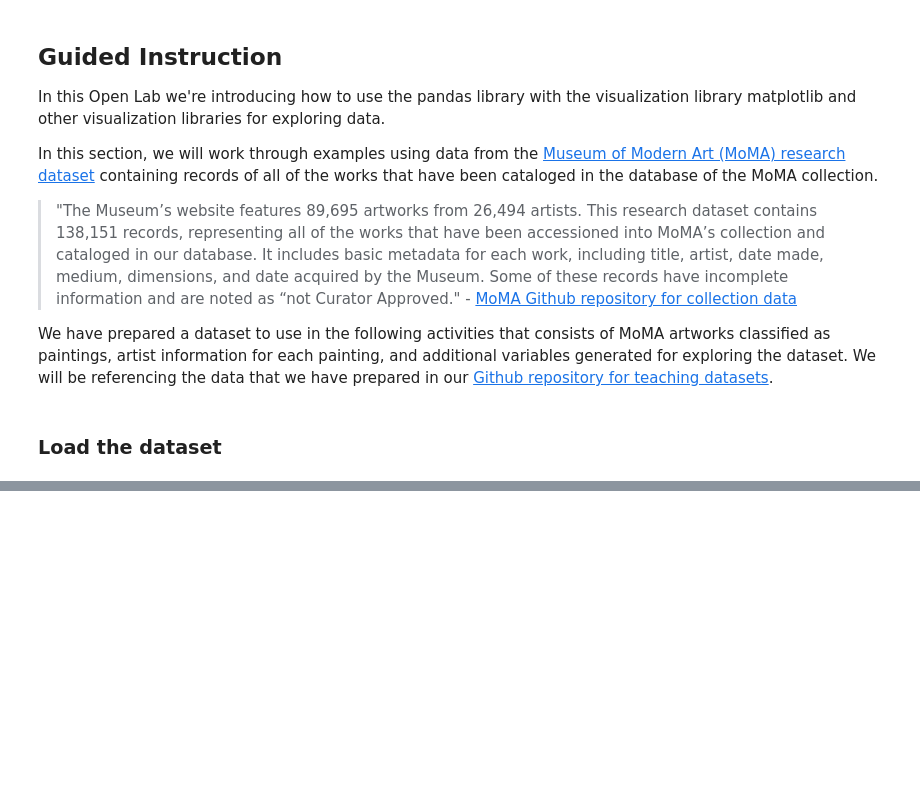
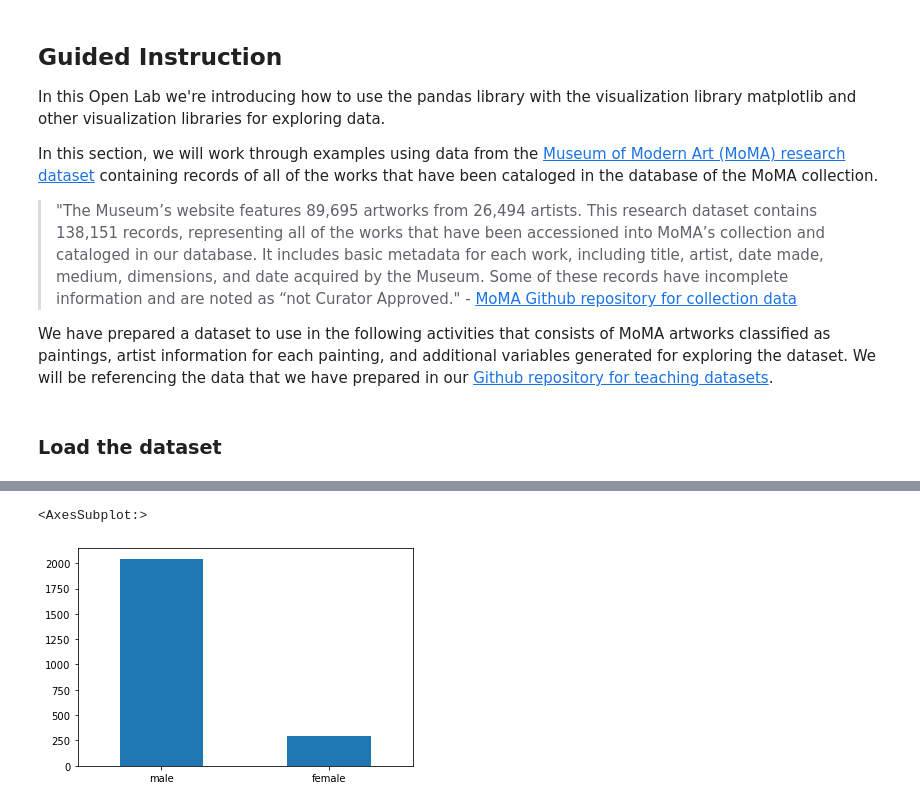
Before and after one commit to ncsu-libraries-data-vis/python-open-labs, a Jupyter notebook: Open_Lab_5_visualization_with_pandas/filled_Open_Lab_5_visualization_with_pandas.ipynb, the cells around one changed output, grey strips where cells are left out. Drawn from its saved outputs; the diff is of its cells as text; code cells hidden in the pictures; blank space fills up the shorter version.

```diff
--- a/Open_Lab_5_visualization_with_pandas/filled_Open_Lab_5_visualization_with_pandas.ipynb
+++ b/Open_Lab_5_visualization_with_pandas/filled_Open_Lab_5_visualization_with_pandas.ipynb
@@ -89,0 +125,6 @@ paintings['ObjectID'].plot()
+# %%
+# Create a bar plot comparing the total number of paintings by gender
+paintings['Gender'].value_counts().plot.bar(rot=0)
+# %% [output]
+<AxesSubplot:>
+[figure, added]
```
Also changed, not shown: parts of 18 cells of this notebook.
